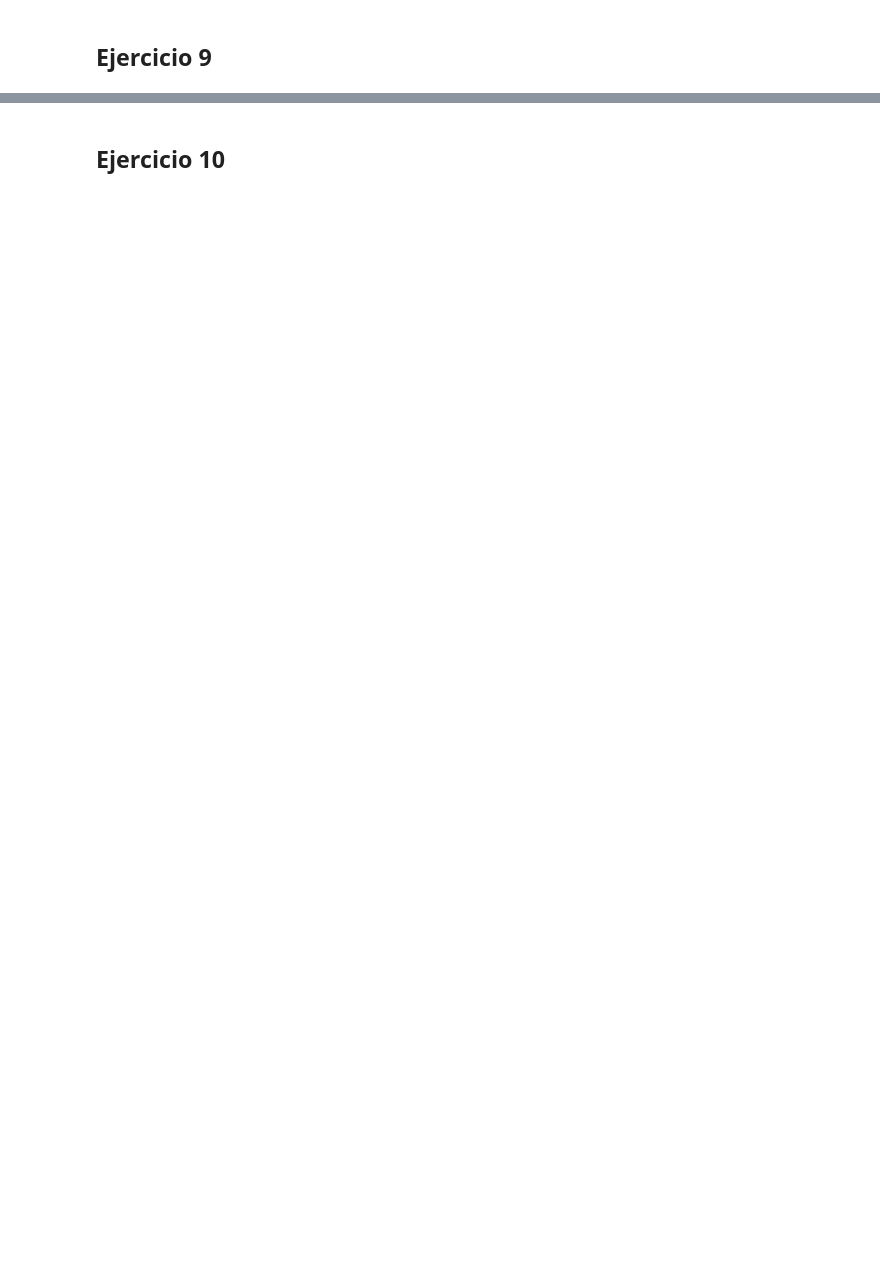
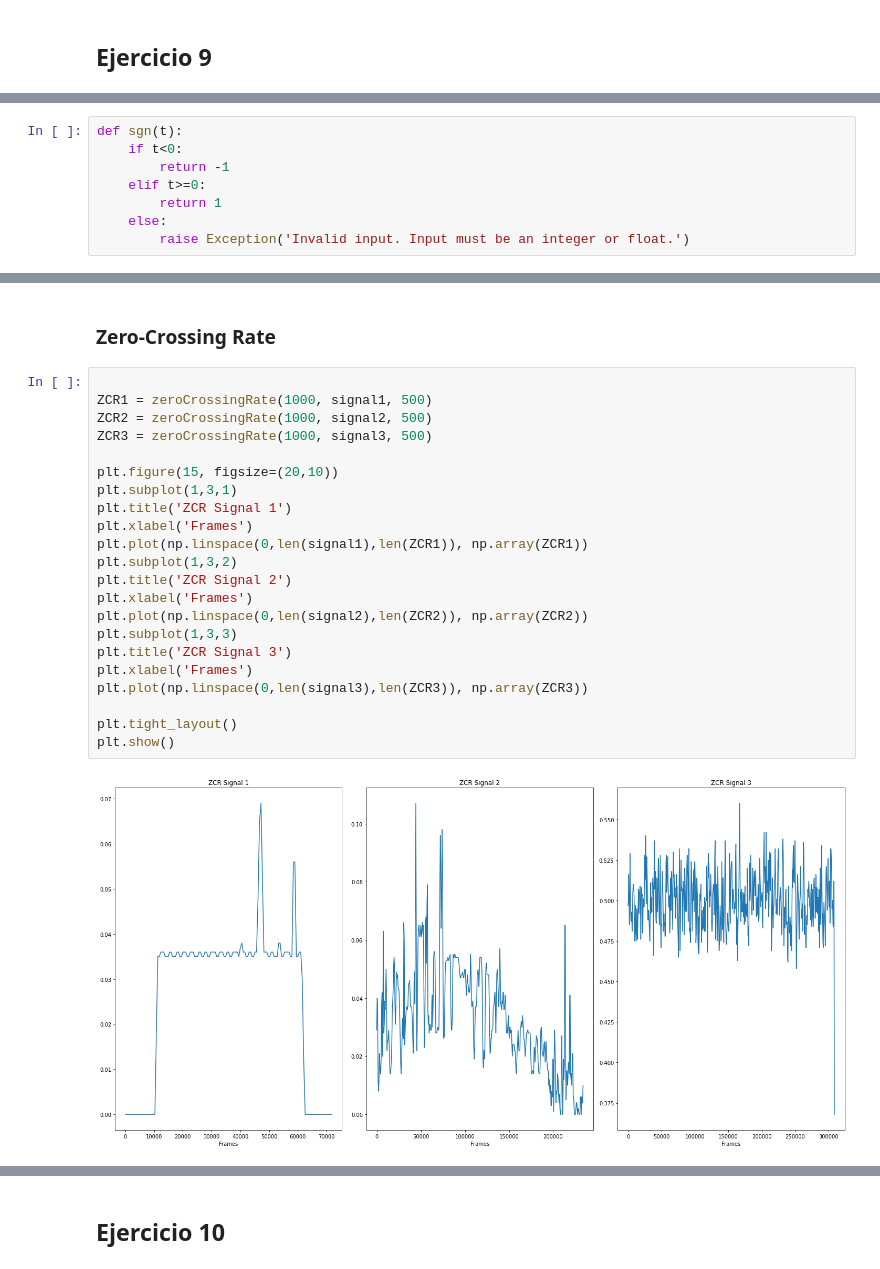
Before and after one commit to martinhaimovich2010/TP1_DSP, a Jupyter notebook: TP1_DSP_Haimovich_Veiga.ipynb, the cells around one changed output, grey strips where cells are left out. Cells and saved outputs as stored; diff of their text form; blank space fills up the shorter version.

```diff
--- a/TP1_DSP_Haimovich_Veiga.ipynb
+++ b/TP1_DSP_Haimovich_Veiga.ipynb
@@ -609,0 +617,8 @@ Se puede apreciar que el filtraje con la ventana Blackman es mucho mejor que el
+# %%
+def sgn(t):
+    if t<0:
+        return -1
+    elif t>=0:
+        return 1
+    else:
+        raise Exception('Invalid input. Input must be an integer or float.')
@@ -609,0 +708,26 @@ Se puede apreciar que el filtraje con la ventana Blackman es mucho mejor que el
+# %% [markdown]
+### Zero-Crossing Rate
+# %%
+
+ZCR1 = zeroCrossingRate(1000, signal1, 500)
+ZCR2 = zeroCrossingRate(1000, signal2, 500)
+ZCR3 = zeroCrossingRate(1000, signal3, 500)
+
+plt.figure(15, figsize=(20,10))
+plt.subplot(1,3,1)
+plt.title('ZCR Signal 1')
+plt.xlabel('Frames')
+plt.plot(np.linspace(0,len(signal1),len(ZCR1)), np.array(ZCR1))
+plt.subplot(1,3,2)
+plt.title('ZCR Signal 2')
+plt.xlabel('Frames')
+plt.plot(np.linspace(0,len(signal2),len(ZCR2)), np.array(ZCR2))
+plt.subplot(1,3,3)
+plt.title('ZCR Signal 3')
+plt.xlabel('Frames')
+plt.plot(np.linspace(0,len(signal3),len(ZCR3)), np.array(ZCR3))
+
+plt.tight_layout()
+plt.show()
+# %% [output]
+[figure, added]
```
Also changed, not shown: parts of 48 cells of this notebook, 1 other file.
